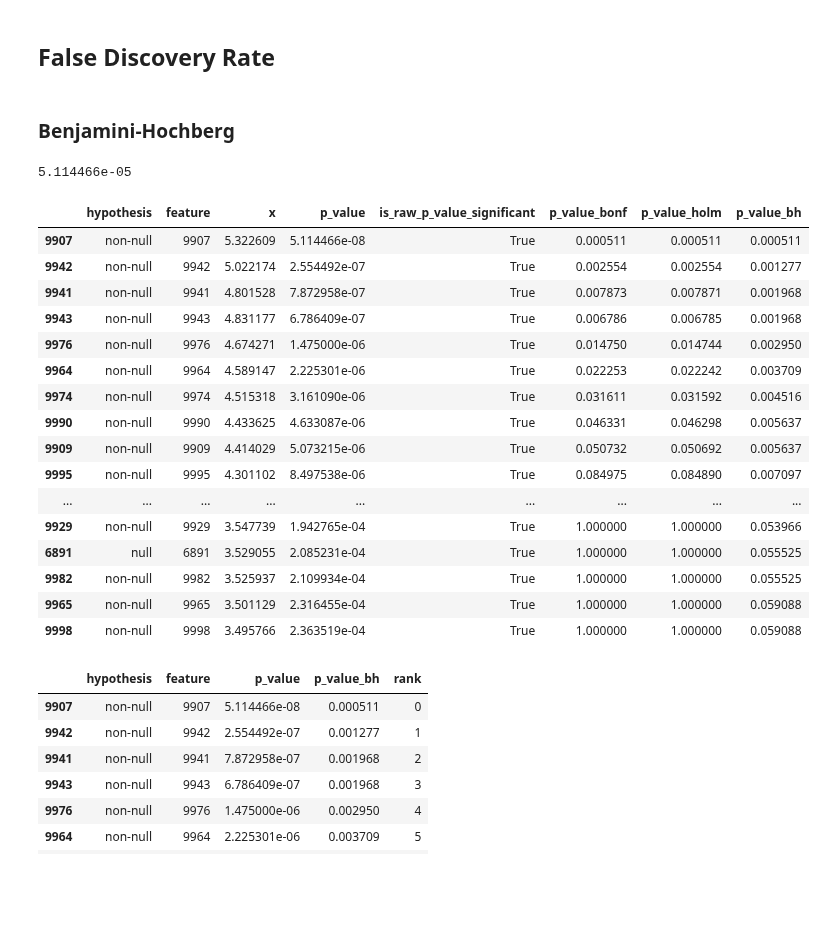
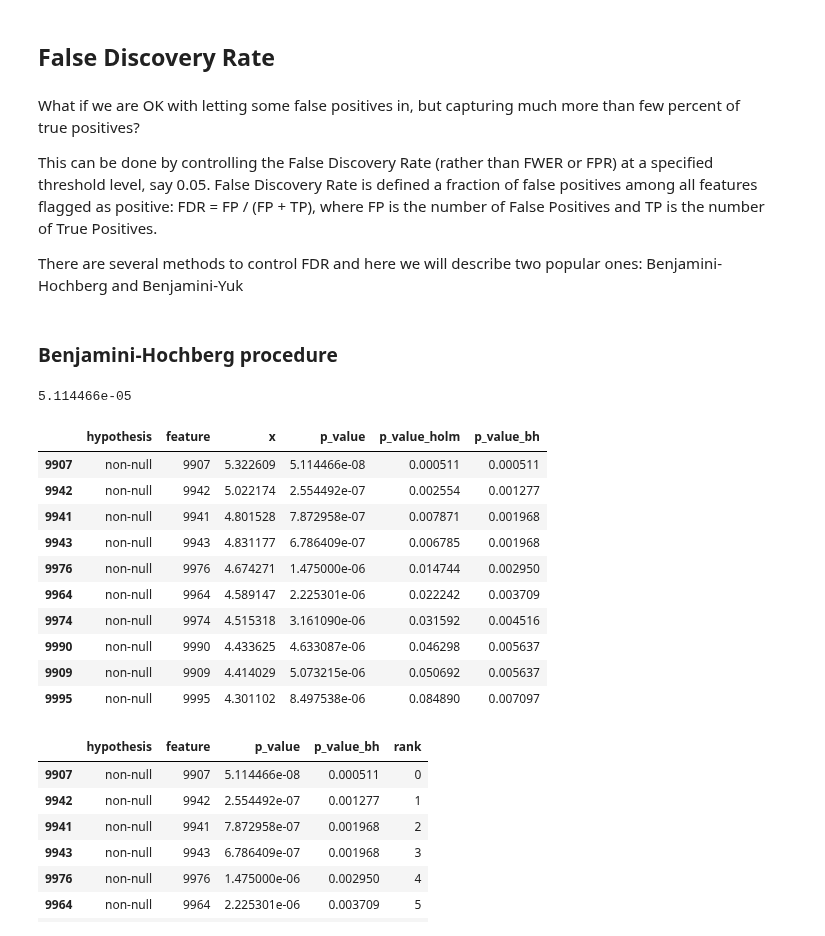
Before and after one commit to igor-sb/blog, a Jupyter notebook: multiple_hypothesis_testing.ipynb, the cells around one changed output. Saved outputs shown, nothing was run; the diff lists cells and outputs as text; code cells hidden in the pictures; blank space fills up the shorter version.

Commit message:
update FWER

```diff
--- a/multiple_hypothesis_testing.ipynb
+++ b/multiple_hypothesis_testing.ipynb
@@ -154,0 +147,3 @@ We can verify this ourselves: the last 20th p-value on this output is multiplied
+# %%
+df['is_p_value_holm_significant'] = df['p_value_holm'] <= 0.05
+df.groupby(['hypothesis', 'is_p_value_holm_significant']).size()
@@ -155,32 +162,34 @@ We can verify this ourselves: the last 20th p-value on this output is multiplied
 # %% [markdown]
 ## False Discovery Rate
+# %% [markdown]
+What if we are OK with letting some false positives in, but capturing much more than few percent of true positives?
+
+This can be done by controlling the False Discovery Rate (rather than FWER or FPR) at a specified threshold level, say 0.05. False Discovery Rate is defined a fraction of false positives among all features flagged as positive: FDR = FP / (FP + TP), where FP is the number of False Positives and TP is the number of True Positives.
+
+There are several methods to control FDR and here we will describe two popular ones: Benjamini-Hochberg and Benjamini-Yuk
 # %% [markdown]
-### Benjamini-Hochberg
+### Benjamini-Hochberg procedure
 # %%
 5.114466e-08 * 1000
 # %% [output]
 5.114466e-05
 # %%
 df['p_value_bh'] = adjust_pvalues(df['p_value'], 'fdr_bh')
-df.sort_values('p_value_bh').head(40)
+df[['hypothesis', 'feature', 'x', 'p_value', 'p_value_holm', 'p_value_bh']] \
+    .sort_values('p_value_bh') \
+    .head(10)
 # %% [output]
-|  | hypothesis | feature | x | p_value | is_raw_p_value_significant | p_value_bonf | p_value_holm | p_value_bh |
-| 9907 | non-null | 9907 | 5.322609 | 5.114466e-08 | True | 0.000511 | 0.000511 | 0.000511 |
-| 9942 | non-null | 9942 | 5.022174 | 2.554492e-07 | True | 0.002554 | 0.002554 | 0.001277 |
-| 9941 | non-null | 9941 | 4.801528 | 7.872958e-07 | True | 0.007873 | 0.007871 | 0.001968 |
-| 9943 | non-null | 9943 | 4.831177 | 6.786409e-07 | True | 0.006786 | 0.006785 | 0.001968 |
-| 9976 | non-null | 9976 | 4.674271 | 1.475000e-06 | True | 0.014750 | 0.014744 | 0.002950 |
-| 9964 | non-null | 9964 | 4.589147 | 2.225301e-06 | True | 0.022253 | 0.022242 | 0.003709 |
-| 9974 | non-null | 9974 | 4.515318 | 3.161090e-06 | True | 0.031611 | 0.031592 | 0.004516 |
-| 9990 | non-null | 9990 | 4.433625 | 4.633087e-06 | True | 0.046331 | 0.046298 | 0.005637 |
-| 9909 | non-null | 9909 | 4.414029 | 5.073215e-06 | True | 0.050732 | 0.050692 | 0.005637 |
-| 9995 | non-null | 9995 | 4.301102 | 8.497538e-06 | True | 0.084975 | 0.084890 | 0.007097 |
-| ... | ... | ... | ... | ... | ... | ... | ... | ... |
-| 9929 | non-null | 9929 | 3.547739 | 1.942765e-04 | True | 1.000000 | 1.000000 | 0.053966 |
-| 6891 | null | 6891 | 3.529055 | 2.085231e-04 | True | 1.000000 | 1.000000 | 0.055525 |
-| 9982 | non-null | 9982 | 3.525937 | 2.109934e-04 | True | 1.000000 | 1.000000 | 0.055525 |
-| 9965 | non-null | 9965 | 3.501129 | 2.316455e-04 | True | 1.000000 | 1.000000 | 0.059088 |
-| 9998 | non-null | 9998 | 3.495766 | 2.363519e-04 | True | 1.000000 | 1.000000 | 0.059088 |
+|  | hypothesis | feature | x | p_value | p_value_holm | p_value_bh |
+| 9907 | non-null | 9907 | 5.322609 | 5.114466e-08 | 0.000511 | 0.000511 |
+| 9942 | non-null | 9942 | 5.022174 | 2.554492e-07 | 0.002554 | 0.001277 |
+| 9941 | non-null | 9941 | 4.801528 | 7.872958e-07 | 0.007871 | 0.001968 |
+| 9943 | non-null | 9943 | 4.831177 | 6.786409e-07 | 0.006785 | 0.001968 |
+| 9976 | non-null | 9976 | 4.674271 | 1.475000e-06 | 0.014744 | 0.002950 |
+| 9964 | non-null | 9964 | 4.589147 | 2.225301e-06 | 0.022242 | 0.003709 |
+| 9974 | non-null | 9974 | 4.515318 | 3.161090e-06 | 0.031592 | 0.004516 |
+| 9990 | non-null | 9990 | 4.433625 | 4.633087e-06 | 0.046298 | 0.005637 |
+| 9909 | non-null | 9909 | 4.414029 | 5.073215e-06 | 0.050692 | 0.005637 |
+| 9995 | non-null | 9995 | 4.301102 | 8.497538e-06 | 0.084890 | 0.007097 |
 # %%
 pval_sorted_df = df[['hypothesis', 'feature', 'p_value', 'p_value_bh']].sort_values('p_value_bh')
 pval_sorted_df['rank'] = range(len(pval_sorted_df))
```
Also changed, not shown: parts of 10 cells of this notebook.
